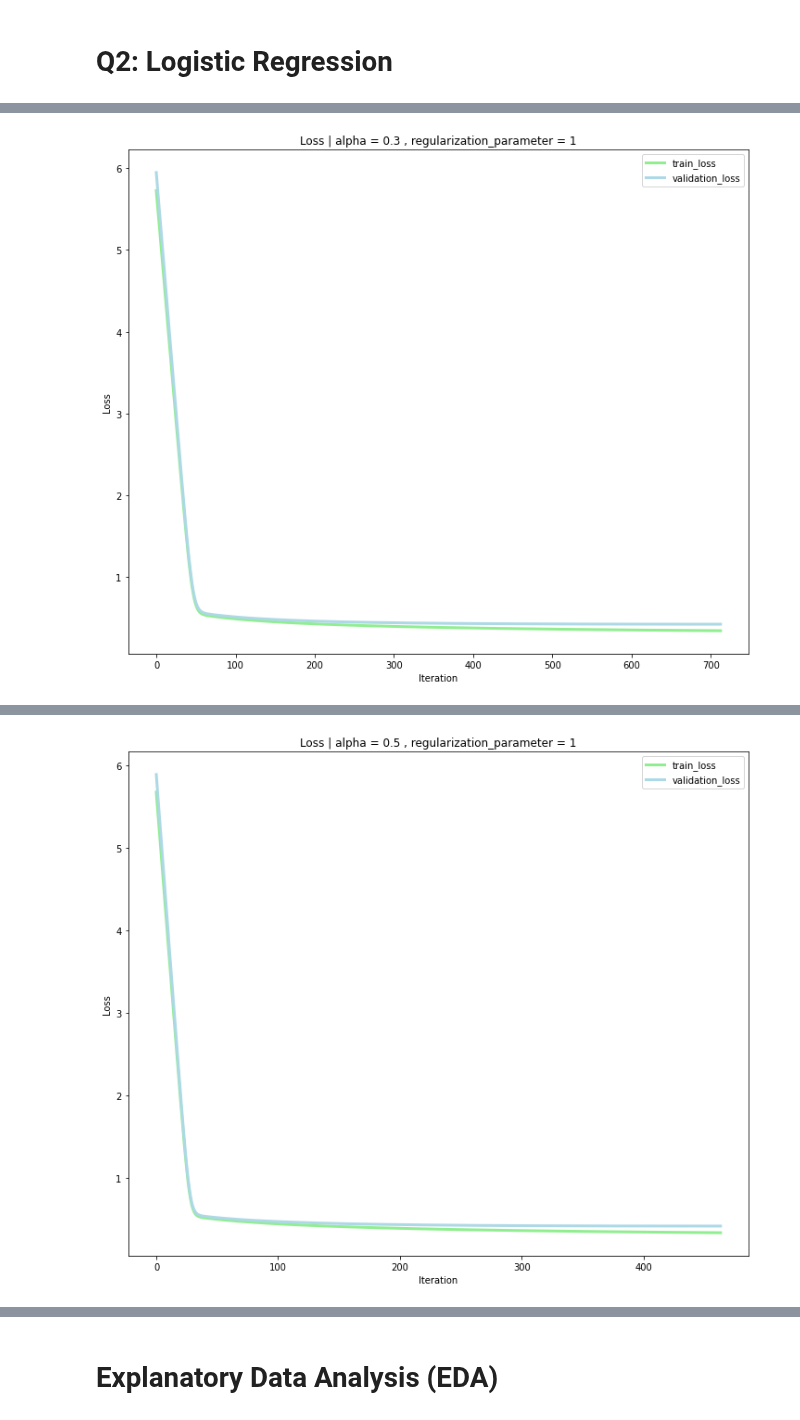
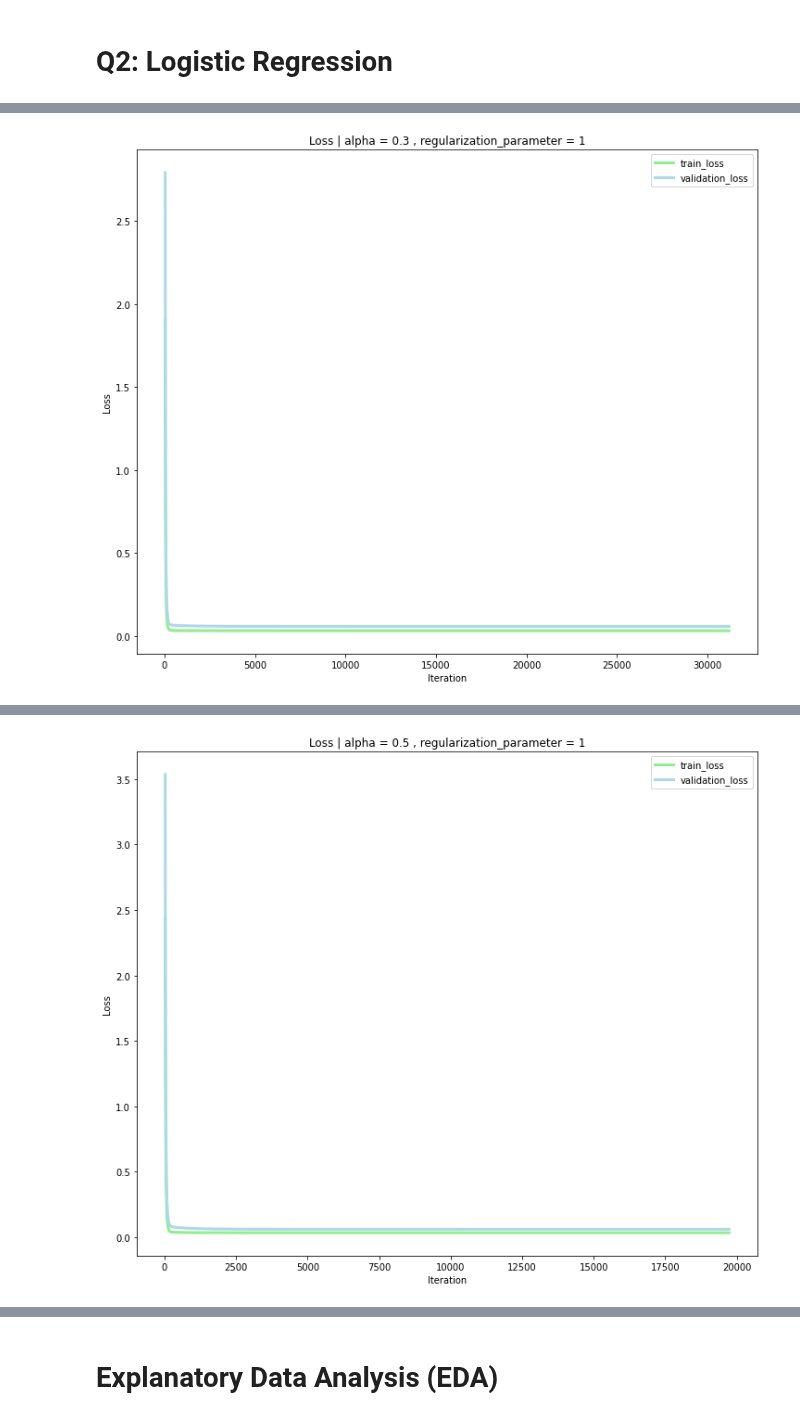
Before and after one commit to a-m-kyp/ML-HW, a Jupyter notebook: HW#2.ipynb, the cells around one changed output, grey strips where cells are left out. Drawn from its saved outputs; the diff is of its cells as text; code cells hidden in the pictures.

```diff
--- a/HW#2.ipynb
+++ b/HW#2.ipynb
@@ -847,18 +956,20 @@ dataset.rename(columns={0: 'column_1', 1: 'column_2', 2: 'column_3', 3: 'column_
 # print(">=====================================================")
 
 # print(">============= Normalize numerical columns ==========<")
-label_column = dataset[["label"]]
-dataset = remove_column(dataset, "label")
-dataset = normalize_numerical_columns(dataset)
-dataset = concat_data(dataset, label_column)
+# label_column = dataset[["label"]]
+# dataset = remove_column(dataset, "label")
+# dataset = normalize_numerical_columns(dataset)
+# dataset = concat_data(dataset, label_column)
 
 dataset.insert(0, "theta_0", np.ones(dataset.shape[0]))
 feature_columns = dataset.drop('label', axis=1).columns
+X = dataset[feature_columns]
+y = dataset["label"]
 # print(">====================================================<")
 
 # print(">=========== split data to 60% train,20% validation and 20% test ===========<")
-x_train, y_train, x_validation_test, y_validation_test = train_test_split(copy_df(dataset), train_size=.6, shuffle=True)
-x_validation, y_validation, x_test, y_test = train_test_split(concat_data(x_validation_test, y_validation_test), test_size=.5, shuffle=True)
+x_train, y_train, x_validation_test, y_validation_test = train_test_split(X, y, train_size=.6, shuffle=True)
+x_validation, y_validation, x_test, y_test = train_test_split(x_validation_test, y_validation_test, test_size=.5, shuffle=True)
 
 # print(feature_columns, x_train.head())
 
@@ -866,31 +977,39 @@ x_train, y_train, x_validation, y_validation, x_test, y_test = np.array(x_train)
 y_train, y_test, y_validation, = reshape_to_1d(y_train, y_test, y_validation)
 # print(">====================================================<")
 # %%
-# lambda_list = [0, 0.1, 1, 10]
 regul_param = 1
 alpha_list = [0.1, 0.3, 0.5, 0.7, 0.9, 1]
 alpha_lambda_coeff_loss_mse_df = pd.DataFrame(columns=["alpha", "lambda", "coeffs", "loss", "mse"])
 
-# loss plot for each alpha and lambda
+iteration_per_alpha_list = []
+metrics = []
+# Fitting model and plotting loss for train and validation
 for alpha in alpha_list:
-    random_theta = np.random.rand(x_train.shape[1]) * 1- + 5 # random values between 5 and 10
-    last_theta, theta_history, train_loss_history, validation_loss_history = fit_linear_regression(x_train, y_train, x_validation, y_validation, random_theta , alpha=alpha, regularization_parameter=regul_param)
+    random_theta = np.random.rand(x_train.shape[1]) * 10 + 5 # random values between 5 and 10
+    coeffs, theta_history, train_loss_history, validation_loss_history, number_of_iteration = fit_logistic_regression(x_train, y_train, x_validation, y_validation, random_theta , alpha=alpha, regularization_parameter=regul_param)
+    iteration_per_alpha_list.append([alpha, number_of_iteration])
+
     plot_loss_train_validation(train_loss_history, validation_loss_history, alpha, regul_param)
-    loss = logistic_cost_function_regularized(x_test, y_test, coeffs, regul_param)
-    mean_squared_error = calculate_mse(y_test, logistic_regression_predict(x_test, last_theta))
-    alpha_lambda_coeff_loss_mse_df = alpha_lambda_coeff_loss_mse_df.append({"alpha": alpha, "lambda": regul_param, "coeffs": last_theta, "loss": validation_loss_history[-1], "mse": mean_squared_error}, ignore_index=True)
 
-print(alpha_lambda_coeff_loss_mse_df)
+    mean_squared_error = calculate_mse(y_test, predict_logistic_regression(x_test, coeffs))
+    alpha_lambda_coeff_loss_mse_df = alpha_lambda_coeff_loss_mse_df.append({"alpha": alpha, "lambda": regul_param, "coeffs": coeffs, "loss": validation_loss_history[-1], "mse": mean_squared_error}, ignore_index=True)
+
+
+    accuracy_value, precision_value, recall_value, f_beta_score_value = calculate_metrics(y_test, predict_logistic_regression(x_test, coeffs))
+    metrics.append([alpha, accuracy_value, precision_value, recall_value, f_beta_score_value])
+
+plot_iteration_per_alpha(iteration_per_alpha_list)
+plot_metrics(metrics)
+
+# print(alpha_lambda_coeff_loss_mse_df)
 alpha, regul_param, coeffs, loss = get_train_fit_min_value(alpha_lambda_coeff_loss_mse_df, "loss")
-print("Best model Coefficients: ", coeffs)
-print("Best model alpha: ", alpha)
-print("Best model Loss: ", loss)
+print("Best model | Coefficients: ", coeffs, "alpha: ", alpha, "Loss: ", loss)
 
-y_predict = logistic_regression_predict(x_test, coeffs)
-loss = logistic_cost_function_regularized(x_test, y_predict, coeffs, regul_param)
-print(loss)
+y_predict = predict_logistic_regression(x_test, coeffs)
+metrics = calculate_metrics(y_test, y_predict)
+print("Accuracy: ", metrics[0], "Precision: ", metrics[1], "Recall: ", metrics[2], "F-beta score: ", metrics[3])
+
 plot_coeffs(feature_columns, coeffs, alpha, regul_param)
-# plot_prediction_coverage(y_test, y_predict, alpha, regul_param)
 
 report_error_df = report_error(y_test, y_predict)
 print(report_error_df)
@@ -901 +1020 @@ iteration:  712 alpha:  0.3 regularization_parameter:  1 Validation loss:  0.422
-[figure, old version]
+[figure, new version]
@@ -903 +1022 @@ iteration:  463 alpha:  0.5 regularization_parameter:  1 Validation loss:  0.422
-[figure, old version]
+[figure, new version]
```
Also changed, not shown: parts of 16 cells of this notebook, 1 other file.
